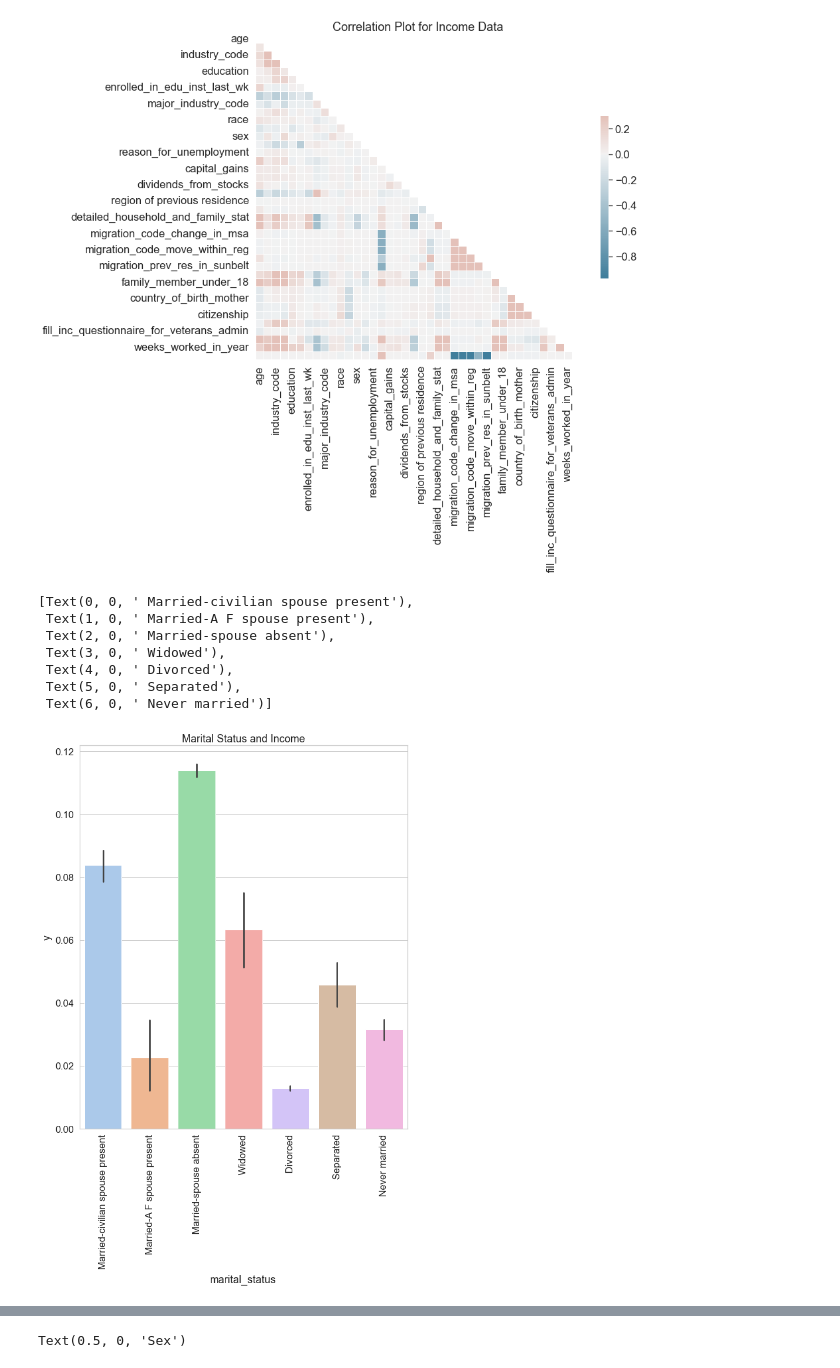
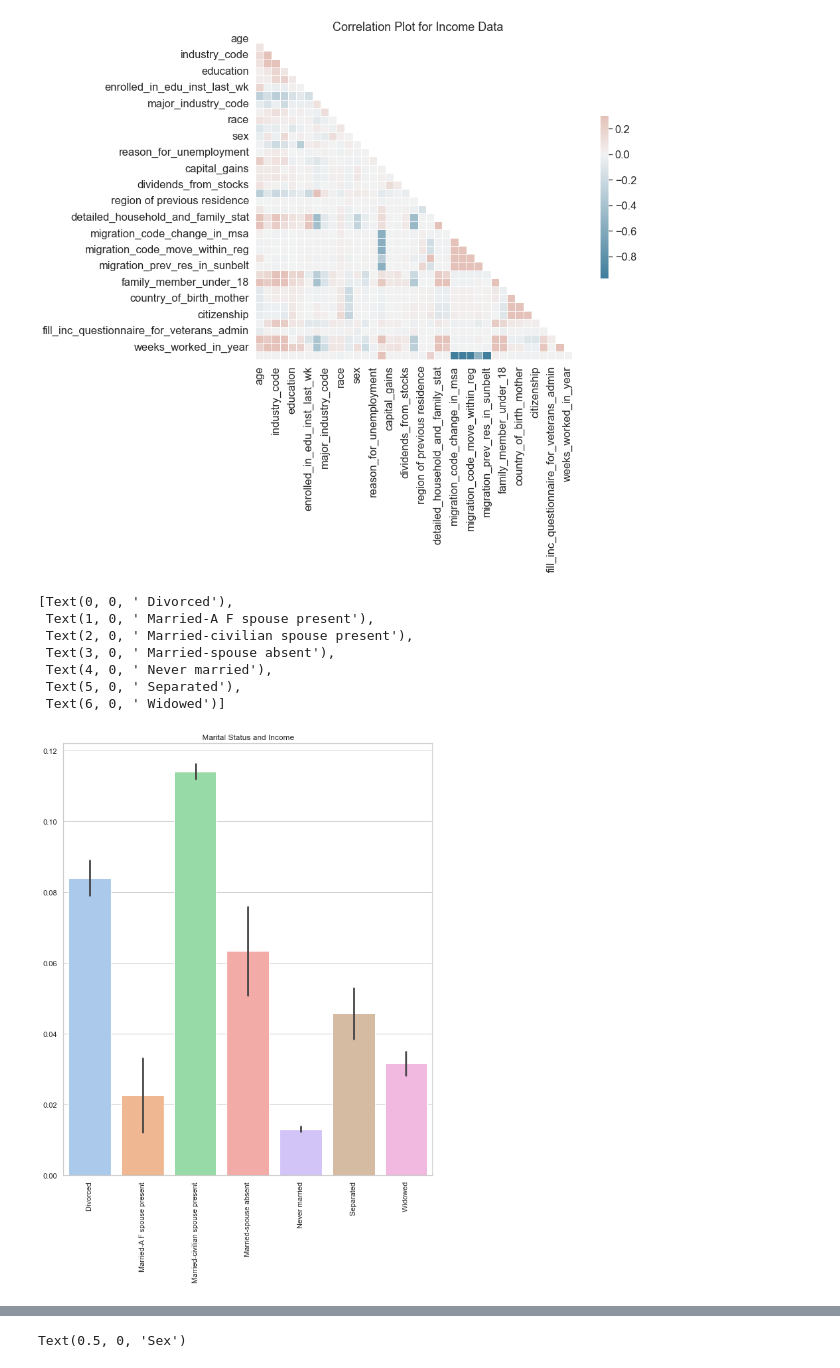
Before and after one commit to jenright15/income-classification, a Jupyter notebook: code/EDA.ipynb, the cells around one changed output, grey strips where cells are left out. Saved outputs shown, nothing was run; the diff lists cells and outputs as text; code cells hidden in the pictures.

Commit message:
fix plots

```diff
--- a/code/EDA.ipynb
+++ b/code/EDA.ipynb
@@ -245,37 +273,37 @@ sns.heatmap(corrs, mask=mask, cmap=cmap, vmax=.3, center=0,
 # %%
 # Work Industry vs Income
 X_train = label_columns(df, categorical_columns, label_encoding=True)
 X_test = label_columns(df_test, categorical_columns, label_encoding=True)
 X_train['y'] = X_train['y'].astype('category').cat.codes
 
 # Mapping a label to each category
 industry_map = {
         ' Married-civilian spouse present' : 1,
         ' Married-A F spouse present': 2,
         ' Married-spouse absent': 3,
         ' Widowed': 4,
         ' Divorced': 5,
         ' Separated': 6,
         ' Never married':7,
 }
 
 # Plot
 sns.set_palette("pastel")
 sns.set_style('whitegrid')
 
 fig, ax = plt.subplots(figsize = (10,12))
-sns_grad = sns.barplot(x = X_train['marital_status'], y = X_train['y'], data = X_train, ax=ax)
+sns_grad = sns.barplot(x = df_cat['marital_status'].cat.codes, y = df_cat['y'].cat.codes, data = df_cat, ax=ax)
 sns_grad.set(title='Marital Status and Income')
-ax.set_xticklabels(list(industry_map.keys()), rotation=90)
+ax.set_xticklabels(df_cat['marital_status'].cat.categories, rotation=90)
 # %% [output]
-[Text(0, 0, ' Married-civilian spouse present'),
+[Text(0, 0, ' Divorced'),
  Text(1, 0, ' Married-A F spouse present'),
- Text(2, 0, ' Married-spouse absent'),
- Text(3, 0, ' Widowed'),
- Text(4, 0, ' Divorced'),
+ Text(2, 0, ' Married-civilian spouse present'),
+ Text(3, 0, ' Married-spouse absent'),
+ Text(4, 0, ' Never married'),
  Text(5, 0, ' Separated'),
- Text(6, 0, ' Never married')]
+ Text(6, 0, ' Widowed')]
-[figure, old version]
+[figure, new version]
 # %%
 sns.set_style("whitegrid")
 fig, ax = plt.subplots(figsize = (10,12))
```
Also changed, not shown: parts of 4 cells of this notebook, 1 other file.
